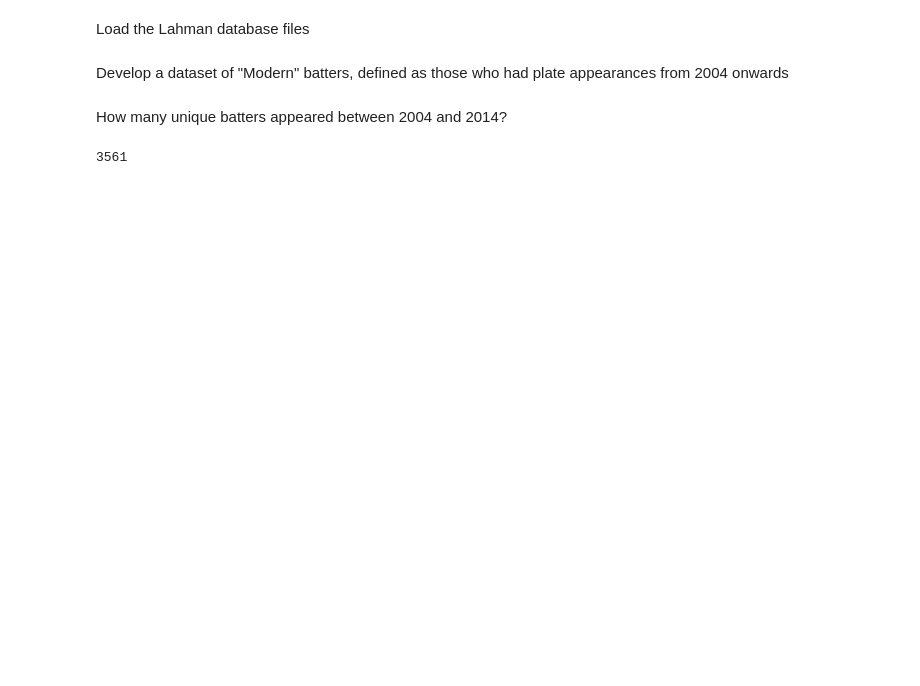
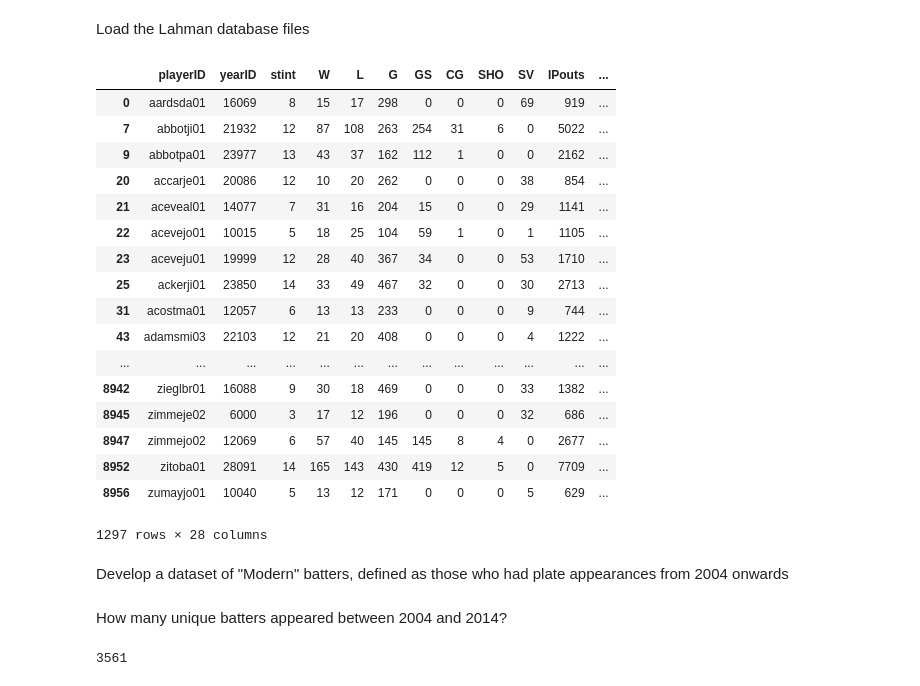
Before and after one commit to bacook17/CS109_baseball, a Jupyter notebook: Master_Notebook.ipynb, the cells around one changed output. Saved outputs shown, nothing was run; the diff lists cells and outputs as text; code cells hidden in the pictures; blank space fills up the shorter version.

Commit message:
Added Pitching_Stats to get started.

```diff
--- a/Master_Notebook.ipynb
+++ b/Master_Notebook.ipynb
@@ -52,3 +52,10 @@ Load the Lahman database files
 # %%
 master = pd.read_csv('data/lahman/Master.csv')
 all_batting = pd.read_csv('data/lahman/Batting.csv')
+# %%
+pitching = pd.read_csv('data/lahman/Pitching.csv')
+# %%
+smalldf = pd.read_csv('data/small.csv')
+# %%
+pitcherIDs = smalldf['pID'].unique()#RetroIDs
+L_pitcherIDs = [retro_to_lah[name] for name in pitcherIDs]
@@ -55,3 +64,26 @@ all_batting = pd.read_csv('data/lahman/Batting.csv')
+# %%
+grouped =  pitching.groupby('playerID').sum().reset_index()
+mask = np.in1d(grouped.playerID, L_pitcherIDs)
+a = grouped[mask]
+# %% [output]
+|  | playerID | yearID | stint | W | L | G | GS | CG | SHO | SV | IPouts | ... |
+| 0 | aardsda01 | 16069 | 8 | 15 | 17 | 298 | 0 | 0 | 0 | 69 | 919 | ... |
+| 7 | abbotji01 | 21932 | 12 | 87 | 108 | 263 | 254 | 31 | 6 | 0 | 5022 | ... |
+| 9 | abbotpa01 | 23977 | 13 | 43 | 37 | 162 | 112 | 1 | 0 | 0 | 2162 | ... |
+| 20 | accarje01 | 20086 | 12 | 10 | 20 | 262 | 0 | 0 | 0 | 38 | 854 | ... |
+| 21 | aceveal01 | 14077 | 7 | 31 | 16 | 204 | 15 | 0 | 0 | 29 | 1141 | ... |
+| 22 | acevejo01 | 10015 | 5 | 18 | 25 | 104 | 59 | 1 | 0 | 1 | 1105 | ... |
+| 23 | aceveju01 | 19999 | 12 | 28 | 40 | 367 | 34 | 0 | 0 | 53 | 1710 | ... |
+| 25 | ackerji01 | 23850 | 14 | 33 | 49 | 467 | 32 | 0 | 0 | 30 | 2713 | ... |
+| 31 | acostma01 | 12057 | 6 | 13 | 13 | 233 | 0 | 0 | 0 | 9 | 744 | ... |
+| 43 | adamsmi03 | 22103 | 12 | 21 | 20 | 408 | 0 | 0 | 0 | 4 | 1222 | ... |
+| ... | ... | ... | ... | ... | ... | ... | ... | ... | ... | ... | ... | ... |
+| 8942 | zieglbr01 | 16088 | 9 | 30 | 18 | 469 | 0 | 0 | 0 | 33 | 1382 | ... |
+| 8945 | zimmeje02 | 6000 | 3 | 17 | 12 | 196 | 0 | 0 | 0 | 32 | 686 | ... |
+| 8947 | zimmejo02 | 12069 | 6 | 57 | 40 | 145 | 145 | 8 | 4 | 0 | 2677 | ... |
+| 8952 | zitoba01 | 28091 | 14 | 165 | 143 | 430 | 419 | 12 | 5 | 0 | 7709 | ... |
+| 8956 | zumayjo01 | 10040 | 5 | 13 | 12 | 171 | 0 | 0 | 0 | 5 | 629 | ... |
+1297 rows × 28 columns
 # %% [markdown]
 Develop a dataset of "Modern" batters, defined as those who had plate appearances from 2004 onwards
 # %%
```
Also changed, not shown: parts of 2 cells of this notebook, 3 other files.
